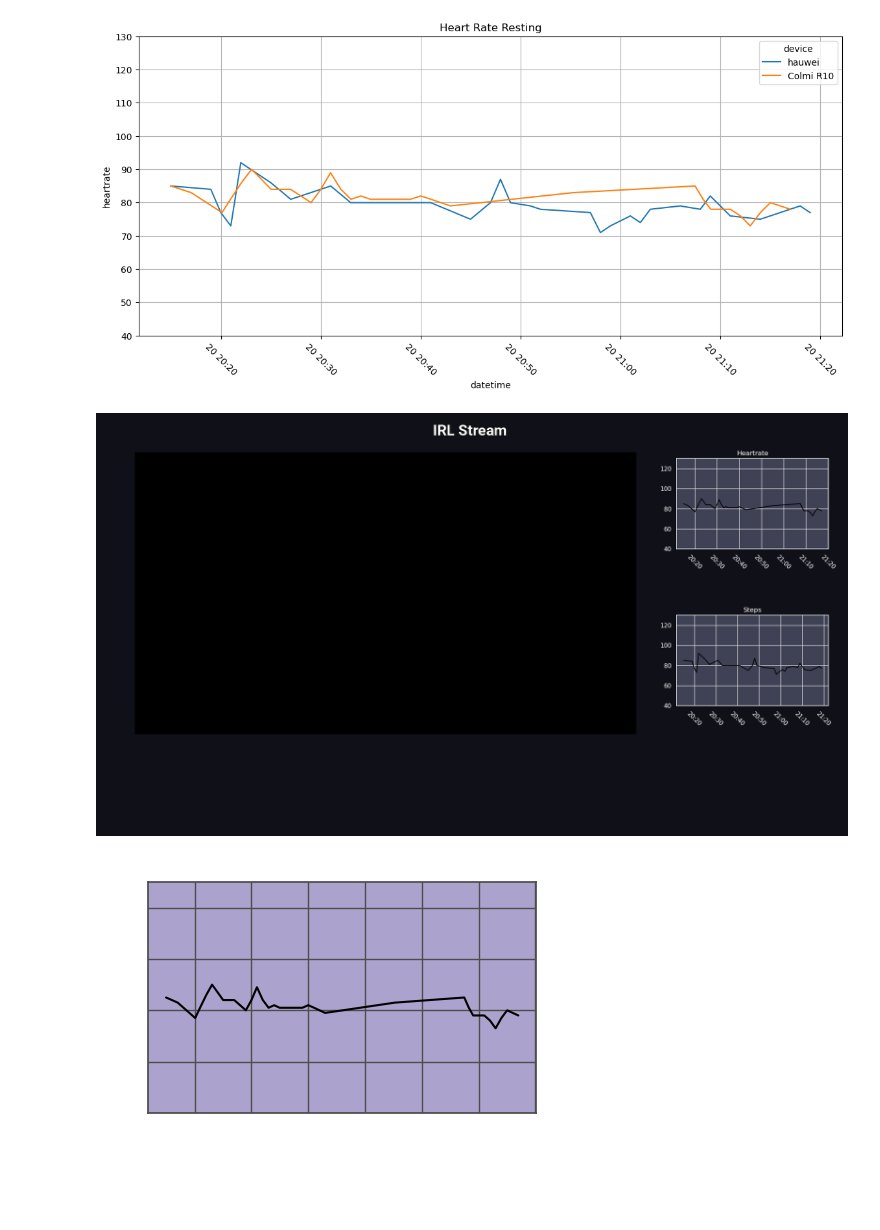
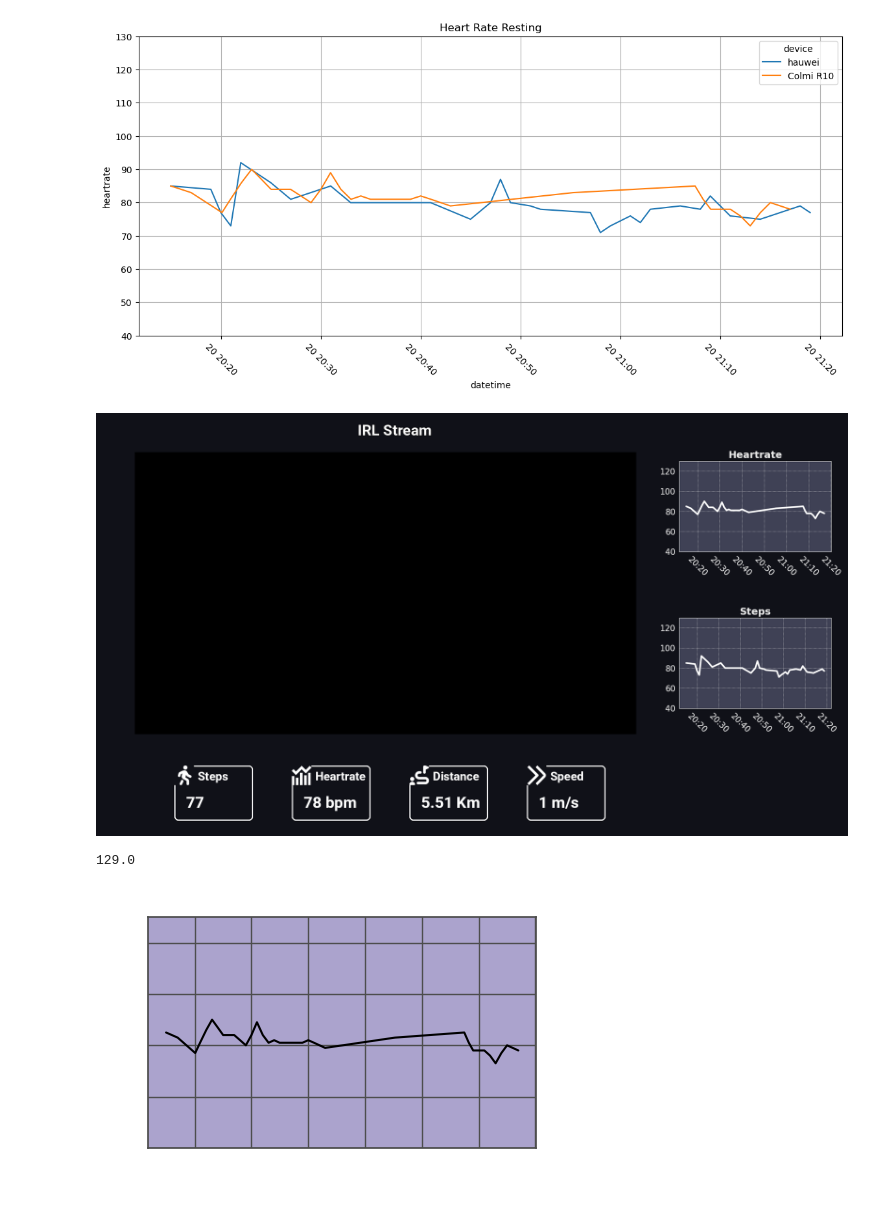
Before and after one commit to Rumidom/MinimalIRLStream, a Jupyter notebook: minimalstreamserver/minimaIRL.ipynb, the cells around one changed output. Drawn from its saved outputs; the diff is of its cells as text; code cells hidden in the pictures.

```diff
--- a/minimalstreamserver/minimaIRL.ipynb
+++ b/minimalstreamserver/minimaIRL.ipynb
@@ -127,7 +163,7 @@ plt.show()
 # %% [output]
 [figure]
 # %%
-im = GenerateFrame(heartRateData=colmiHeartRatesResting,stepsData=huaweiHeartRatesResting)
+im = GenerateFrame(heartRateData=colmiHeartRatesResting,distanceData = colmidistanceWalking,stepsData=huaweiHeartRatesResting)
 im
 # %% [output]
-[figure, old version]
+[figure, new version]
@@ -134,3 +172,9 @@ im
+# %%
+df_hr = convertRawRedisToDF(colmiHeartRatesWalking,label="Heartrate")
+timedelta = df_hr.nlargest(2, ['datetime'])['datetime'].iloc[0]-df_hr.nlargest(2, ['datetime'])['datetime'].iloc[1]
+timedelta.total_seconds()
+# %% [output]
+129.0
 # %%
 df_colmi = convertRawRedisToDF(colmiHeartRatesResting,label="heartrate")
 
```
Also changed, not shown: parts of 4 cells of this notebook, 11 other files.
